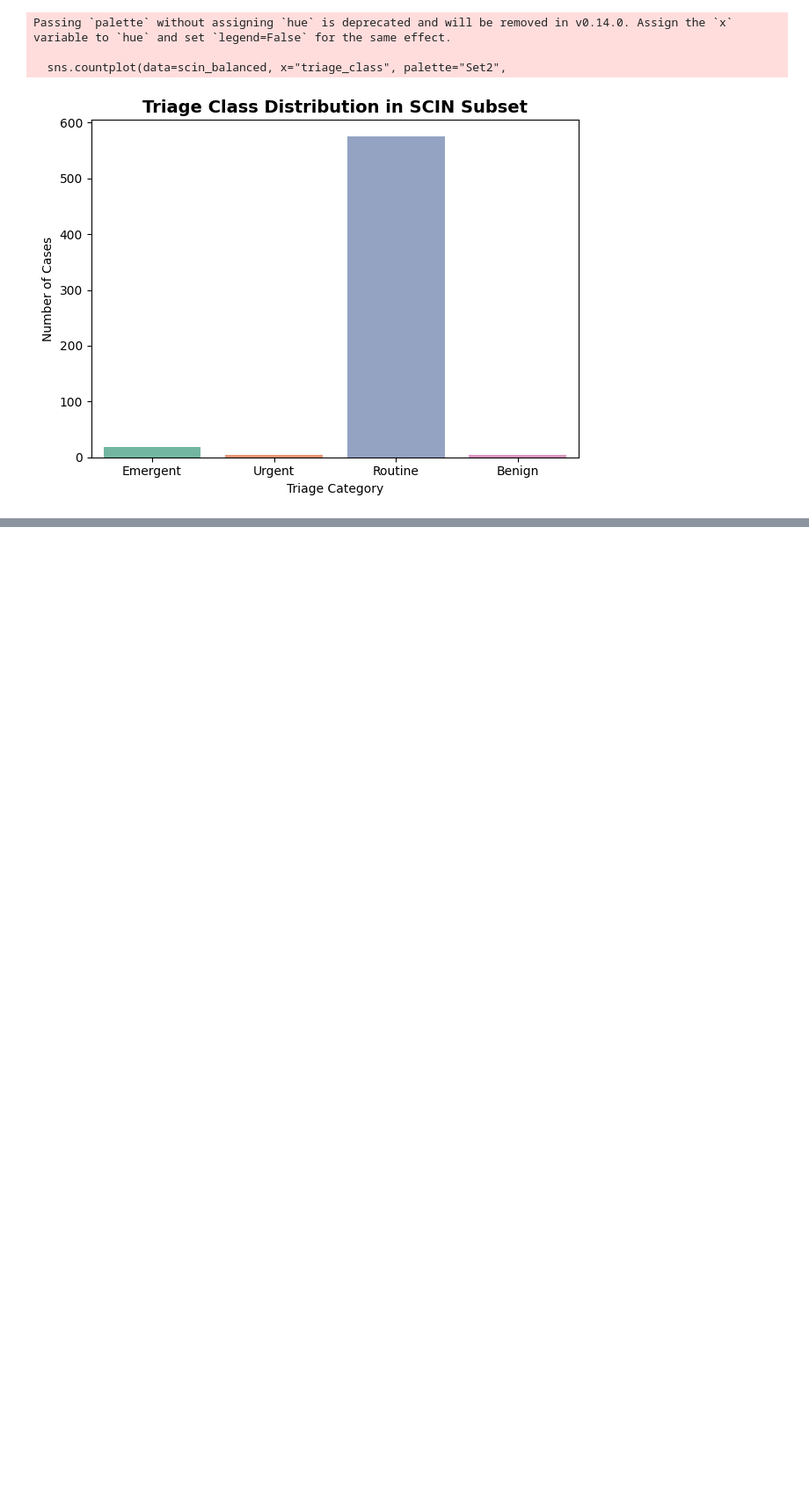
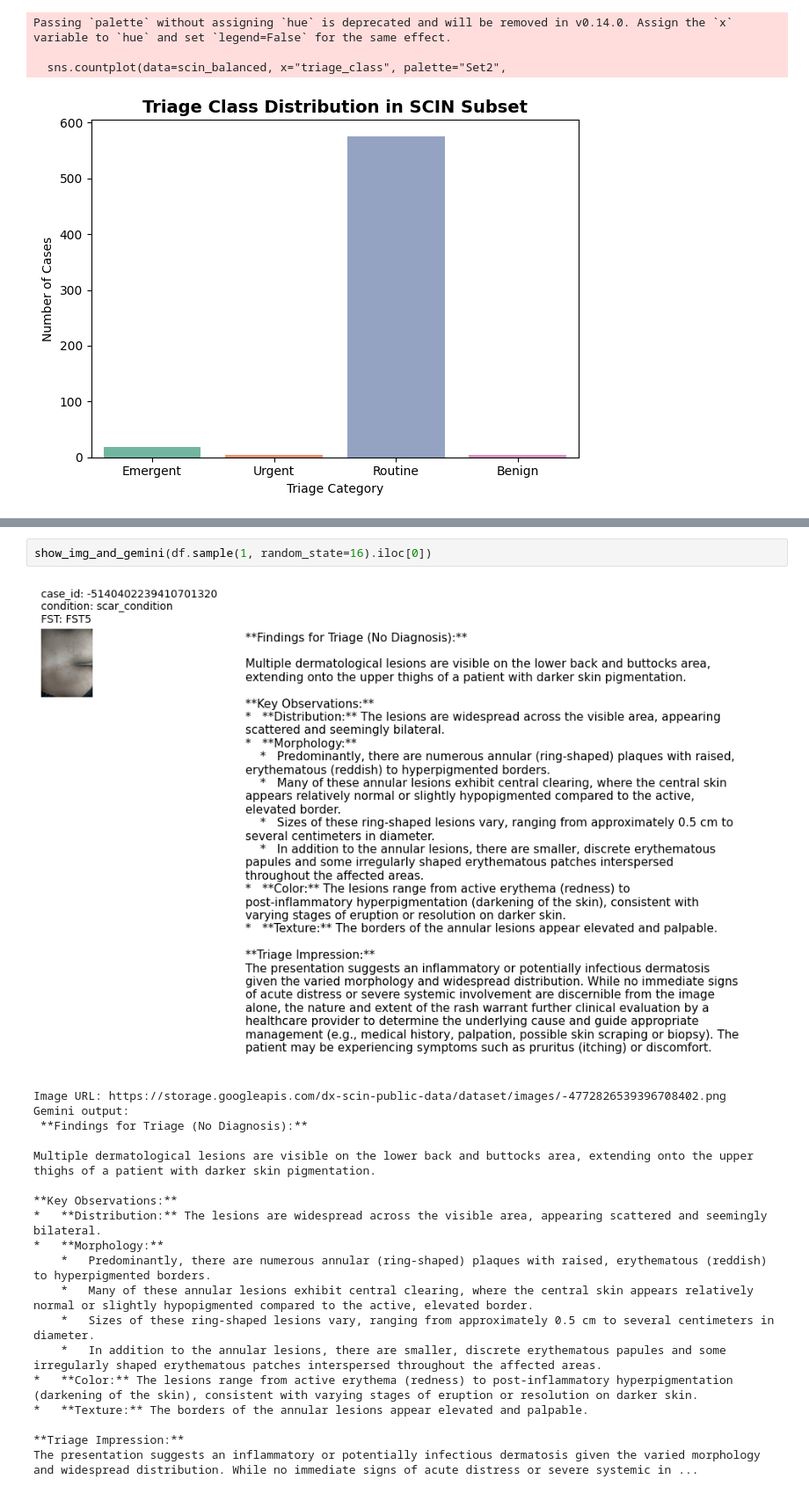
Before and after one commit to mdiazmat/DSBA6165Project, a Jupyter notebook: SCIN_Dataset.ipynb, the cells around one changed output, grey strips where cells are left out. Shown at 88% size. Cells and saved outputs as stored; diff of their text form; blank space fills up the shorter version.

```diff
--- a/SCIN_Dataset.ipynb
+++ b/SCIN_Dataset.ipynb
@@ -349,0 +352,22 @@ The overall impression is of an inflamed and irritated skin presentation involvi
+# %%
+show_img_and_gemini(df.sample(1, random_state=16).iloc[0])
+# %% [output]
+[figure, added]
+Image URL: https://storage.googleapis.com/dx-scin-public-data/dataset/images/-4772826539396708402.png
+Gemini output:
+ **Findings for Triage (No Diagnosis):**
+
+Multiple dermatological lesions are visible on the lower back and buttocks area, extending onto the upper thighs of a patient with darker skin pigmentation.
+
+**Key Observations:**
+*   **Distribution:** The lesions are widespread across the visible area, appearing scattered and seemingly bilateral.
+*   **Morphology:**
+    *   Predominantly, there are numerous annular (ring-shaped) plaques with raised, erythematous (reddish) to hyperpigmented borders.
+    *   Many of these annular lesions exhibit central clearing, where the central skin appears relatively normal or slightly hypopigmented compared to the active, elevated border.
+    *   Sizes of these ring-shaped lesions vary, ranging from approximately 0.5 cm to several centimeters in diameter.
+    *   In addition to the annular lesions, there are smaller, discrete erythematous papules and some irregularly shaped erythematous patches interspersed throughout the affected areas.
+*   **Color:** The lesions range from active erythema (redness) to post-inflammatory hyperpigmentation (darkening of the skin), consistent with varying stages of eruption or resolution on darker skin.
+*   **Texture:** The borders of the annular lesions appear elevated and palpable.
+
+**Triage Impression:**
+The presentation suggests an inflammatory or potentially infectious dermatosis given the varied morphology and widespread distribution. While no immediate signs of acute distress or severe systemic in ...
```
Also changed, not shown: parts of 8 cells of this notebook.
